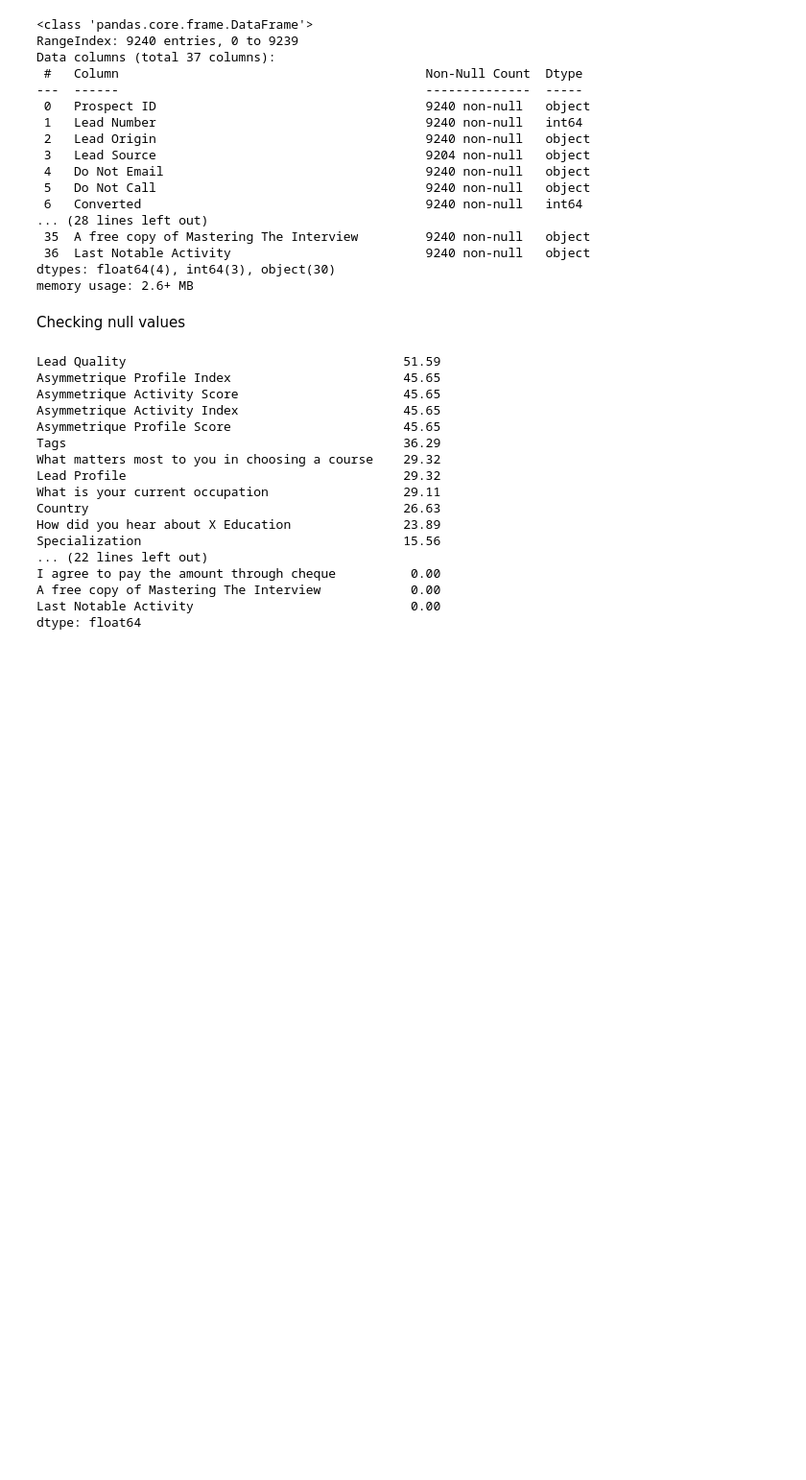
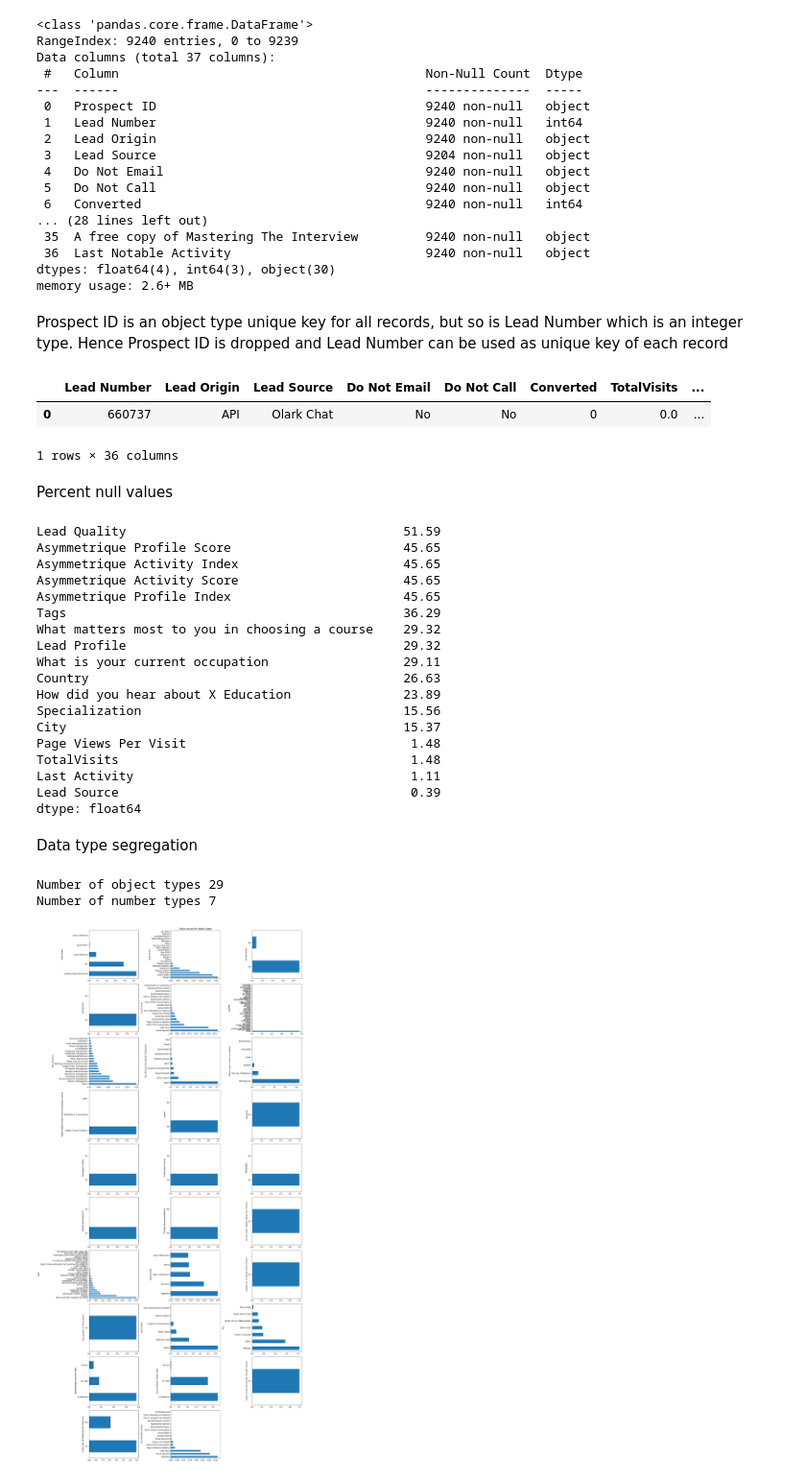
Before and after one commit to arni319/lead_scoring, a Jupyter notebook: lead_scoring_arnab.ipynb, the cells around one changed output. Shown at 96% size. Cells and saved outputs as stored; diff of their text form; code cells hidden in the pictures; blank space fills up the shorter version.

Commit message:
adding lead_score_arnab jupyter file with data load and unique value visualization to arnab

```diff
--- a/lead_scoring_arnab.ipynb
+++ b/lead_scoring_arnab.ipynb
@@ -37,16 +37,25 @@ Data columns (total 37 columns):
  36  Last Notable Activity                          9240 non-null   object
 dtypes: float64(4), int64(3), object(30)
 memory usage: 2.6+ MB
+# %% [markdown]
+Prospect ID is an object type unique key for all records, but so is Lead Number which is an integer type. Hence Prospect ID is dropped and Lead Number can be used as unique key of each record
+# %%
+ls.drop(columns=['Prospect ID'], inplace= True)
+ls.head(1)
+# %% [output]
+|  | Lead Number | Lead Origin | Lead Source | Do Not Email | Do Not Call | Converted | TotalVisits | ... |
+| 0 | 660737 | API | Olark Chat | No | No | 0 | 0.0 | ... |
+1 rows × 36 columns
 # %% [markdown]
-Checking null values
+Percent null values
 # %%
-(ls.isnull().sum() / len(ls) * 100).round(2).sort_values(ascending= False)
+(ls.isnull().sum()[ls.isnull().sum() > 0] / len(ls) * 100).round(2).sort_values(ascending= False)
 # %% [output]
 Lead Quality                                     51.59
+Asymmetrique Profile Score                       45.65
+Asymmetrique Activity Index                      45.65
+Asymmetrique Activity Score                      45.65
 Asymmetrique Profile Index                       45.65
-Asymmetrique Activity Score                      45.65
-Asymmetrique Activity Index                      45.65
-Asymmetrique Profile Score                       45.65
 Tags                                             36.29
 What matters most to you in choosing a course    29.32
 Lead Profile                                     29.32
@@ -54,8 +63,41 @@ What is your current occupation                  29.11
 Country                                          26.63
 How did you hear about X Education               23.89
 Specialization                                   15.56
-... (22 lines left out)
-I agree to pay the amount through cheque          0.00
-A free copy of Mastering The Interview            0.00
-Last Notable Activity                             0.00
+City                                             15.37
+Page Views Per Visit                              1.48
+TotalVisits                                       1.48
+Last Activity                                     1.11
+Lead Source                                       0.39
 dtype: float64
+# %% [markdown]
+Data type segregation
+# %%
+obj_cols = ls.columns[ls.dtypes == 'O']
+num_cols = ls.columns[ls.dtypes != 'O']
+
+print('Number of object types', len(obj_cols))
+print('Number of number types', len(num_cols))
+# %% [output]
+Number of object types 29
+Number of number types 7
+# %%
+ncols = 3
+idx = 1
+
+if len(obj_cols) % ncols != 0:
+    nrows = len(obj_cols) // ncols + 1
+else:
+    nrows = len(obj_cols) // ncols
+
+plt.figure(figsize=(20, 40), layout='tight')
+for col in obj_cols:
+    if idx == 3:
+        ax.set_title('Value counts for object types')
+    ax = plt.subplot(nrows, ncols, idx)
+    ls[col].value_counts(normalize= True).plot.barh(ax)
+    idx += 1
+
+
+plt.show()
+# %% [output]
+[figure, added]
```
